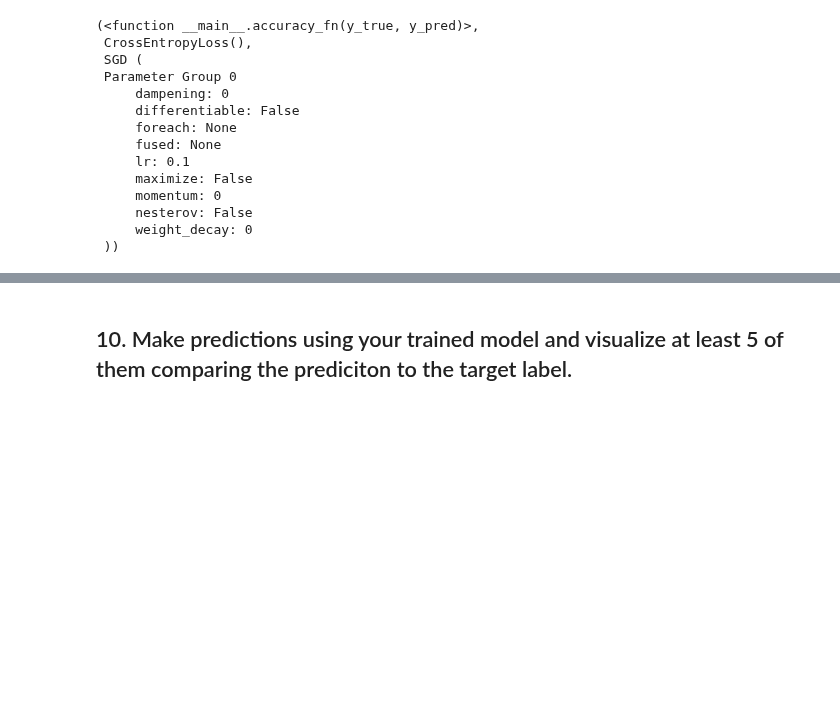
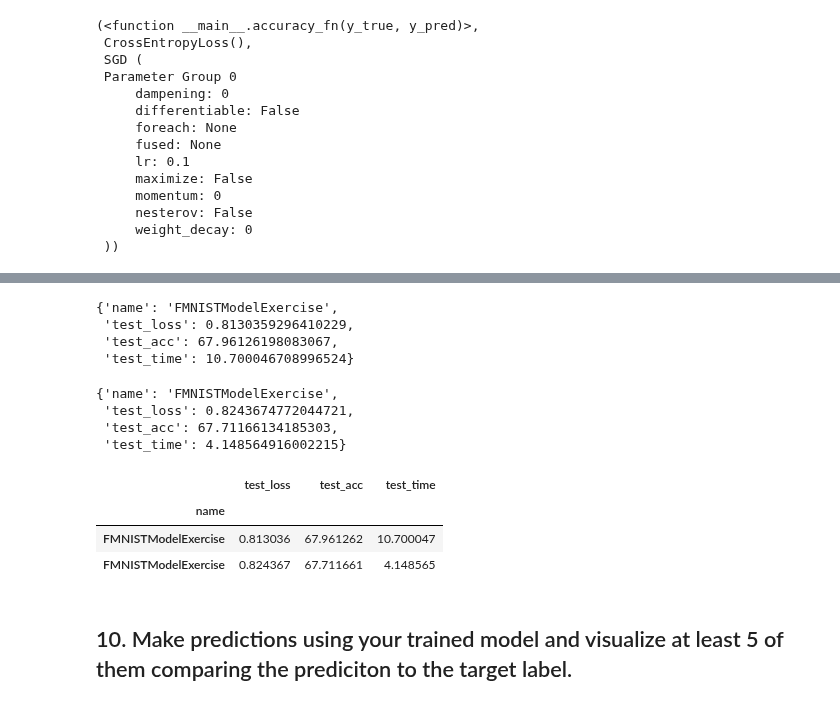
Before and after one commit to mchojna/pytorch-course, a Jupyter notebook: 03_pytorch_computer_vision_exercises.ipynb, the cells around one changed output, grey strips where cells are left out. Cells and saved outputs as stored; diff of their text form; code cells hidden in the pictures; blank space fills up the shorter version.

Commit message:
Finished 3rd exercise

```diff
--- a/03_pytorch_computer_vision_exercises.ipynb
+++ b/03_pytorch_computer_vision_exercises.ipynb
@@ -298,4 +368,5 @@ accuracy_fn, loss_fn_mps, optimizer_mps
 # %%
+# Create train step function
 def train_step(
     model: nn.Module,
     data_loader: torch.utils.data.DataLoader,
@@ -311,7 +382,7 @@ def train_step(
     model = model.to(device)
 
     for X_train, y_train in data_loader:
-        # Put data on target device
+        # Put data on target device and unsqueeze
         X_train, y_train = X_train.to(device), y_train.to(device)
 
         # Turn on training mode
@@ -322,12 +393,12 @@ def train_step(
 
         # 2.1. Calculate loss
         loss = loss_fn(y_pred, y_train)
-        train_loss += loss
+        train_loss += loss.item()
 
         # 2.2. Calculate acc
         acc = accuracy_fn(
             y_true=y_train,
-            y_pred=y_pred.argmax(dim=1)
+            y_pred=y_pred.argmax(dim=1) # logits -> prediction probabilities
         )
         train_acc += acc
 
@@ -347,6 +418,7 @@ def train_step(
     # Print out what's happening
     print(f"\nTrain loss: {train_loss:.4} | Train acc: {train_acc:.4}%\n")
 # %%
+# Create test step function
 def test_step(
     model: nn.Module,
     data_loader: torch.utils.data.DataLoader,
@@ -365,19 +437,19 @@ def test_step(
 
     with torch.inference_mode():
         for X_test, y_test in data_loader:
-            # Put data on target device
+            # Put data on target device and unsqueeze
             X_test, y_test = X_test.to(device), y_test.to(device)
 
             # 1. Forward pass
             y_pred = model(X_test)
 
             # 2.1 Calculate loss
-            test_loss += loss_fn(y_pred, y_test)
+            test_loss += loss_fn(y_pred, y_test).item()
 
             # 2.2 Calculate accuracy
             test_acc += accuracy_fn(
                 y_true=y_test,
-                y_pred=y_pred.argmax(dim=1) # go from logits -> prediction labels
+                y_pred=y_pred.argmax(dim=1) # logits -> prediction labels
             )
 
         # Divide total train loss and acc by length of train dataloader
@@ -503,2 +623,45 @@ Epoch: 2
+# %%
+# Evaluate cpu model
+cpu_model_eval = eval_model(
+    model=model_cpu,
+    data_loader=test_dataloader,
+    loss_fn=loss_fn_cpu,
+    accuracy_fn=accuracy_fn,
+    device="cpu"
+)
+
+cpu_model_eval
+# %% [output]
+{'name': 'FMNISTModelExercise',
+ 'test_loss': 0.8130359296410229,
+ 'test_acc': 67.96126198083067,
+ 'test_time': 10.700046708996524}
+# %%
+# Evaluate mps model
+mps_model_eval = eval_model(
+    model=model_mps,
+    data_loader=test_dataloader,
+    loss_fn=loss_fn_cpu,
+    accuracy_fn=accuracy_fn,
+    device="mps"
+)
+
+mps_model_eval
+# %% [output]
+{'name': 'FMNISTModelExercise',
+ 'test_loss': 0.8243674772044721,
+ 'test_acc': 67.71166134185303,
+ 'test_time': 4.148564916002215}
+# %%
+import pandas as pd
+
+model_eval = pd.DataFrame([cpu_model_eval, mps_model_eval]).set_index("name")
+
+model_eval
+# %% [output]
+|  | test_loss | test_acc | test_time |
+| name |  |  |  |
+| FMNISTModelExercise | 0.813036 | 67.961262 | 10.700047 |
+| FMNISTModelExercise | 0.824367 | 67.711661 | 4.148565 |
 # %% [markdown]
 ## 10. Make predictions using your trained model and visualize at least 5 of them comparing the prediciton to the target label.
```
Also changed, not shown: parts of 37 cells of this notebook, 1 other file.
